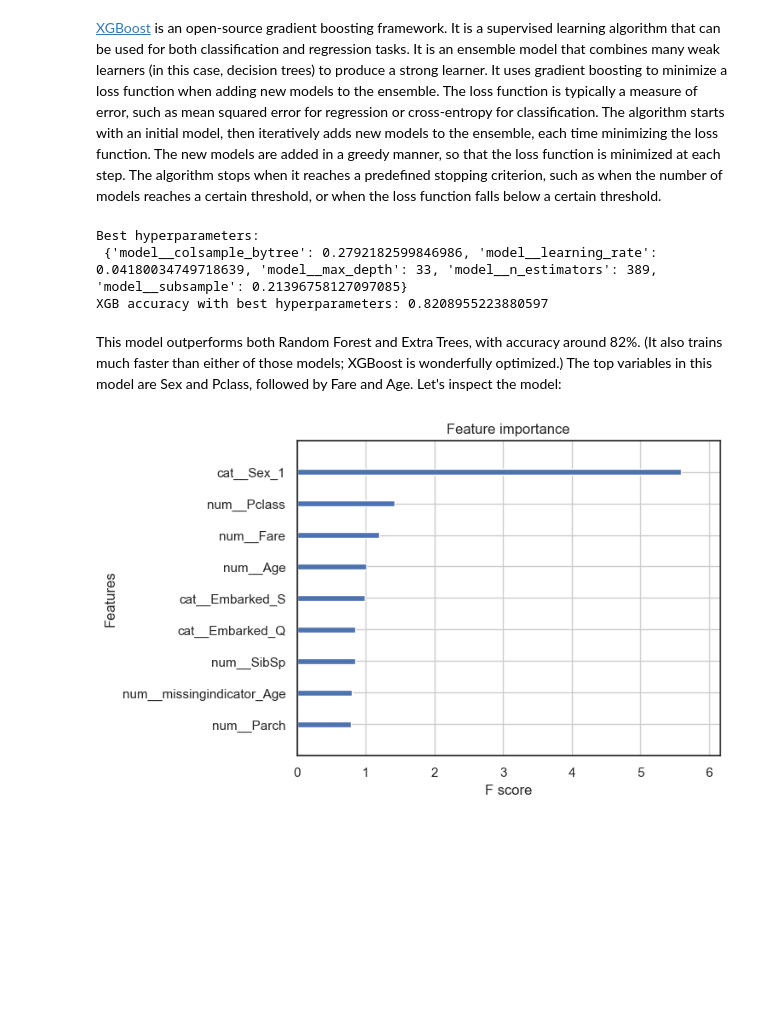
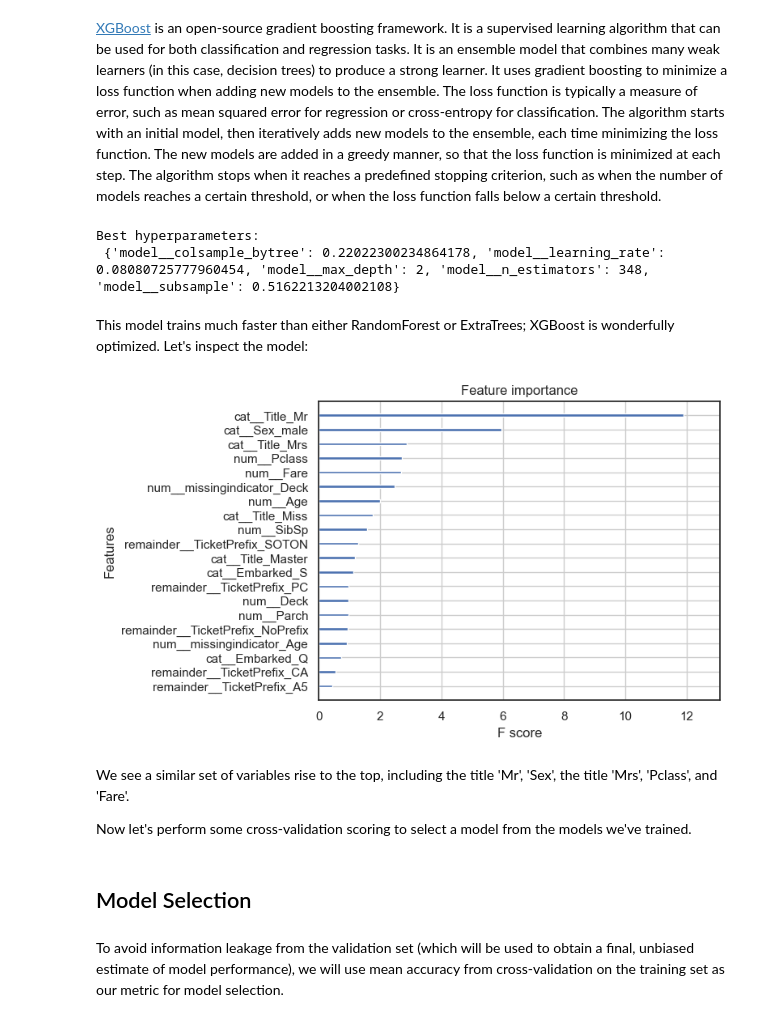
Before and after one commit to chriscarrollsmith/kaggle_notebooks, a Jupyter notebook: Titanic.ipynb, the cells around one changed output. Cells and saved outputs as stored; diff of their text form; code cells hidden in the pictures; blank space fills up the shorter version.

```diff
--- a/Titanic.ipynb
+++ b/Titanic.ipynb
@@ -347,12 +669,14 @@ import random
 # Set seed for reproducibility
 seed = 42
 np.random.seed(seed=seed)
-random.seed(seed)
+random.seed(a=seed)
 
 # Define columns
-numerical_columns = ['Age', 'Fare', 'Pclass', 'SibSp', 'Parch']
-categorical_columns = ['Sex', 'Embarked']
-drop_columns = ['Name', 'Cabin', 'Ticket', 'PassengerId']
+numerical_columns = ['Age', 'Fare', 'Pclass', 'SibSp', 'Parch', 'Deck']
+categorical_columns = ['Sex', 'Embarked', 'Title']
+drop_columns = ['Name', 'Cabin', 'Ticket', 'PassengerId', 'TicketPrefix',
+                'Title', 'PassengerName', 'SpouseName', 'SpouseAge',
+                'SpouseDeck']
 
 # Split the data
 pretrain, validation = train_test_split(train, test_size=0.3, random_state=seed)
@@ -366,12 +690,12 @@ y_validation = validation['Survived']
 # Define transformers
 transformers = [
     ('drop', 'drop', drop_columns),
-    ('num', Pipeline([
+    ('num', Pipeline(steps=[
         ('impute', SimpleImputer(strategy='median', add_indicator=True)),
         ('scale', StandardScaler())
     ]), numerical_columns),
-    ('cat', Pipeline([
-        ('impute', SimpleImputer(strategy='most_frequent', add_indicator=True)),
+    ('cat', Pipeline(steps=[
+        ('impute', SimpleImputer(strategy='most_frequent')),
         ('encode', OneHotEncoder(drop='first'))
     ]), categorical_columns)
 ]
@@ -380,9 +704,11 @@ transformers = [
 preprocessor = ColumnTransformer(transformers=transformers, remainder='passthrough')
 
 # Debug: Transform the pretrain set using the preprocessor
-x_pretrain_transformed = preprocessor.fit_transform(x_pretrain)
+x_pretrain_transformed = preprocessor.fit_transform(X=x_pretrain)
 
-# Convert to DataFrame to inspect the transformed data
+# Inspect the transformed data
 columns = preprocessor.get_feature_names_out()
+number_of_features = len(columns)
+print("Number of features: " + str(number_of_features))
 print(columns)
 # %% [output]
@@ -739,14 +1049,10 @@ We've achieved a solid performance on the Titanic dataset, but let's see if we c
 # %%
 import xgboost as xgb
 from scipy.stats import randint, uniform
-import warnings
-
-# Ignore annoying warnings about deprecated functions used by xgboost
-warnings.filterwarnings(action='ignore')
 
 # Define the pipeline incorporating the preprocessor and the classifier
-xgb_pipeline = Pipeline([
-    ('preprocessing', preprocessor),
+xgb_pipeline = Pipeline(steps=[
+    ('preprocessor', preprocessor),
     ('model', xgb.XGBClassifier(objective='binary:logistic', random_state=seed, use_label_encoder=False, eval_metric='logloss'))
 ])
 
@@ -754,13 +1060,13 @@ xgb_pipeline = Pipeline([
 param_distributions = {
     'model__n_estimators': randint(5, 500),
     'model__learning_rate': uniform(0.01, 0.1),
-    'model__max_depth': randint(1, 40),
+    'model__max_depth': randint(1, number_of_features),
     'model__subsample': uniform(0.1, 0.5),
     'model__colsample_bytree': uniform(0.1, 0.2)
 }
 
 # Run the randomized search
-random_search = RandomizedSearchCV(
+xgb_search = RandomizedSearchCV(
     estimator=xgb_pipeline,
     param_distributions=param_distributions,
     n_iter=100,
@@ -771,35 +1077,39 @@ random_search = RandomizedSearchCV(
 )
 
 # Fit the model
-random_search.fit(X=x_pretrain, y=y_pretrain)
+xgb_search.fit(X=x_pretrain, y=y_pretrain)
 
 # Get the best hyperparameters from the grid search
-best_params = random_search.best_params_
+best_params = xgb_search.best_params_
 
 # Fit the best algorithm to the data
-best_xgb = random_search.best_estimator_
-xgb_prediction = best_xgb.predict(X=x_validation)
-xgb_score = thresholded_accuracy(y_true=y_validation, y_pred=xgb_prediction)
+best_xgb = xgb_search.best_estimator_
 
 # Print the hyperparameters and thresholded accuracy score
 print("Best hyperparameters:\n", best_params)
-print("XGB accuracy with best hyperparameters:", xgb_score)
 # %% [output]
 Best hyperparameters:
- {'model__colsample_bytree': 0.2792182599846986, 'model__learning_rate': 0.04180034749718639, 'model__max_depth': 33, 'model__n_estimators': 389, 'model__subsample': 0.21396758127097085}
-XGB accuracy with best hyperparameters: 0.8208955223880597
+ {'model__colsample_bytree': 0.22022300234864178, 'model__learning_rate': 0.08080725777960454, 'model__max_depth': 2, 'model__n_estimators': 348, 'model__subsample': 0.5162213204002108}
 # %% [markdown]
-This model outperforms both Random Forest and Extra Trees, with accuracy around 82%. (It also trains much faster than either of those models; XGBoost is wonderfully optimized.) The top variables in this model are Sex and Pclass, followed by Fare and Age. Let's inspect the model:
+This model trains much faster than either RandomForest or ExtraTrees; XGBoost is wonderfully optimized. Let's inspect the model:
 # %%
 from xgboost import plot_importance
 import matplotlib.pyplot as plt
 
 # Map 'f0', 'f1', ... to the actual feature names
-mapper = {f'f{i}': feature for i, feature in enumerate(columns)}
+mapper = {f'f{i}': feature for i, feature in enumerate(iterable=columns)}
 
 # Plot feature importance with actual feature names
 ax = plot_importance(booster=best_xgb.named_steps['model'], importance_type='gain', show_values=False)
 ax.set_yticklabels([mapper.get(ylabel.get_text()) for ylabel in ax.get_yticklabels()])
 plt.show()
 # %% [output]
-[figure, old version]
+[figure, new version]
+# %% [markdown]
+We see a similar set of variables rise to the top, including the title 'Mr', 'Sex', the title 'Mrs', 'Pclass', and 'Fare'.
+
+Now let's perform some cross-validation scoring to select a model from the models we've trained.
+# %% [markdown]
+## Model Selection
+# %% [markdown]
+To avoid information leakage from the validation set (which will be used to obtain a final, unbiased estimate of model performance), we will use mean accuracy from cross-validation on the training set as our metric for model selection.
```
Also changed, not shown: parts of 79 cells of this notebook, 9 other files.
